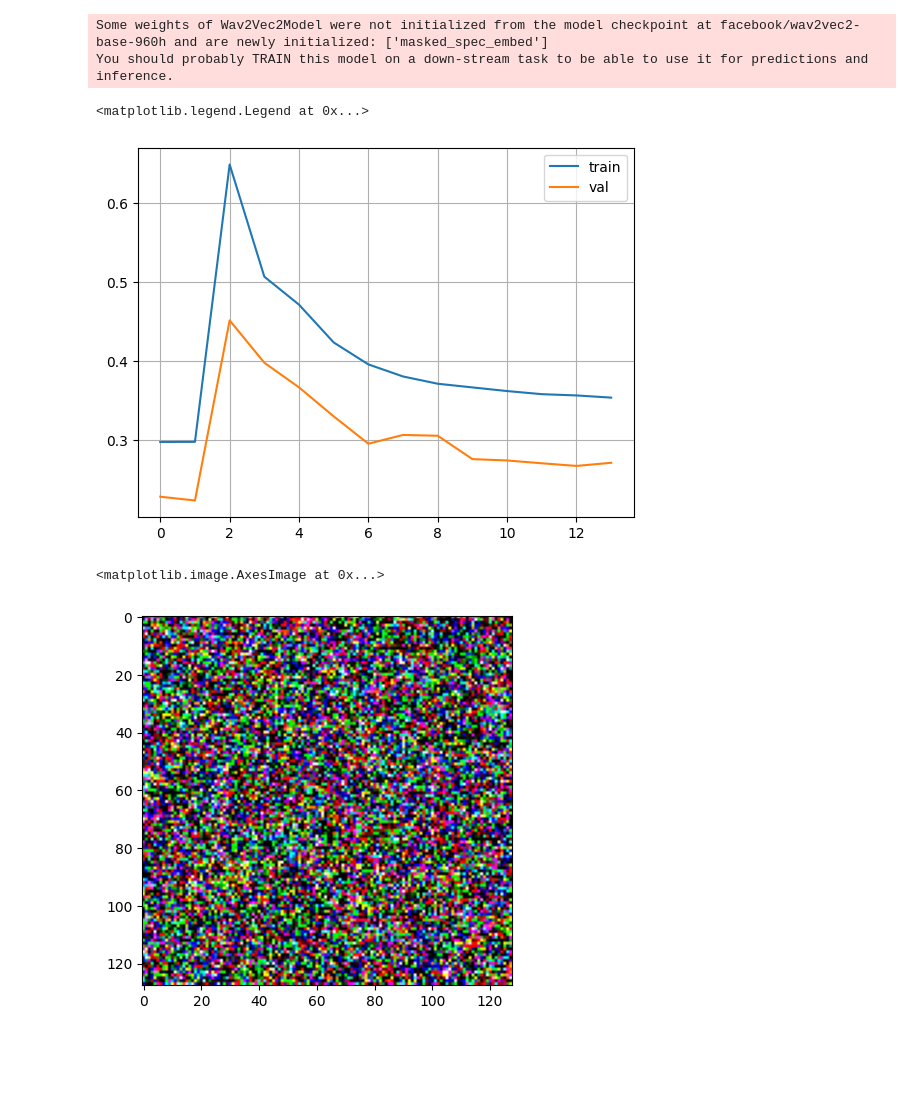
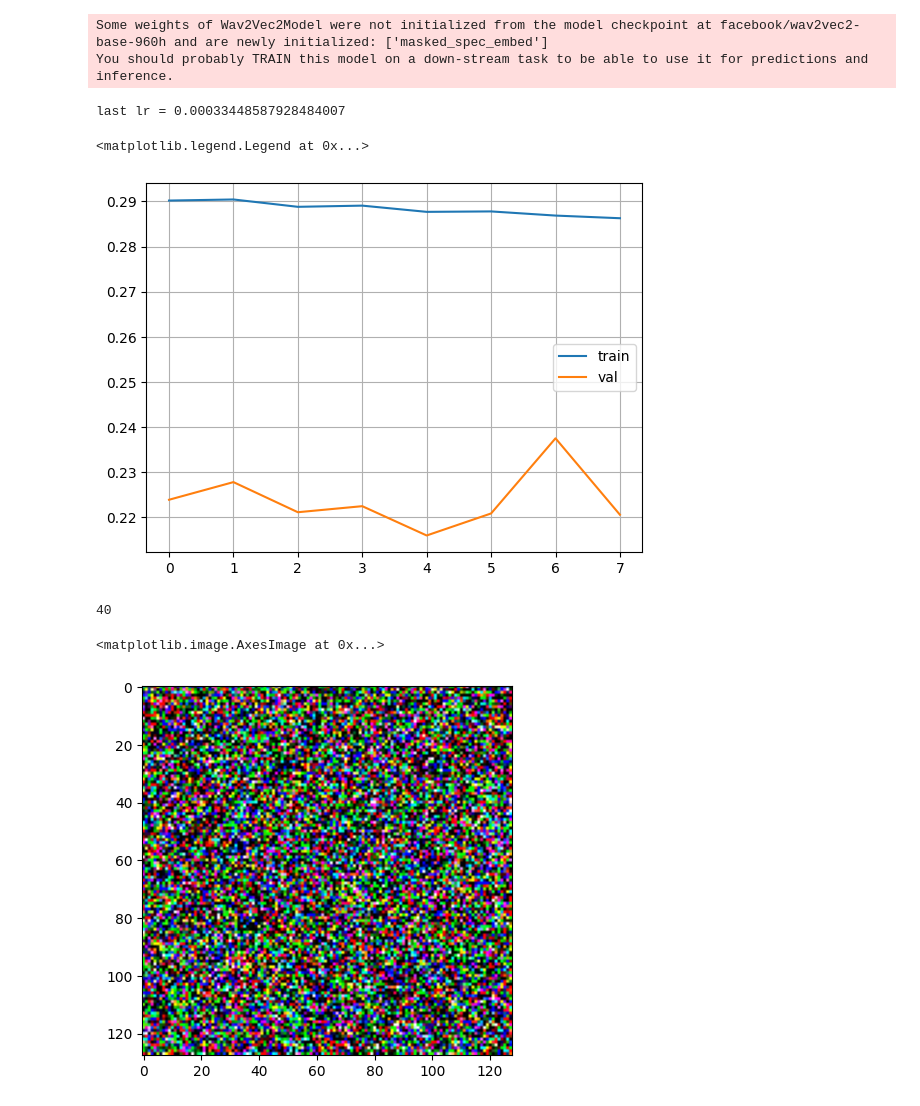
Before and after one commit to roman0810/sound2image, a Jupyter notebook: eval.ipynb, the cells around one changed output. Cells and saved outputs as stored; diff of their text form; code cells hidden in the pictures; blank space fills up the shorter version.

Commit message:
lr for snapshot

```diff
--- a/eval.ipynb
+++ b/eval.ipynb
@@ -14,8 +14,9 @@ def load_snapshot(snapshot_path, raw_model):
     raw_model.load_state_dict(snapshot["MODEL_STATE"])
     train_losses = snapshot["TRAIN_LOSSES"]
     val_losses = snapshot["VAL_LOSSES"]
+    lr = snapshot["LR"]
 
-    return raw_model, train_losses, val_losses
+    return raw_model, train_losses, val_losses, lr
 # %%
 image_path = "data/images"
 sound_path = "data/sounds"
@@ -49,15 +50,23 @@ config = ModelConfig({"image_size": 128, "audio_ctx_dim": 768})
 diffusion = Diffusion(timesteps=1000, image_size=128, device=device)
 model = UNetWithCrossAttention(config)
 # %%
-model, train_losses, val_losses = load_snapshot("result.pt", model)
+model, train_losses, val_losses, lr = load_snapshot("result.pt", model)
+
+print(f"last lr = {lr}")
+# %% [output]
+last lr = 0.00033448587928484007
 # %%
-plt.plot(train_losses[32:], label='train')
-plt.plot(val_losses[32:], label='val')
+plt.plot(train_losses[-8:], label='train')
+plt.plot(val_losses[-8:], label='val')
 plt.grid()
 plt.legend()
 # %% [output]
 <matplotlib.legend.Legend at 0x...>
-[figure, old version]
+[figure, new version]
+# %%
+len(train_losses)
+# %% [output]
+40
 # %%
 audio,image = next(iter(val_loader))
 audio_embeds = encode(audio.to(device))
@@ -76,6 +85,6 @@ generated_image = diffusion.reverse_process(
 plt.imshow(torch.permute(generated_image[0].cpu(), (1,2,0)).numpy())
 # %% [output]
 <matplotlib.image.AxesImage at 0x...>
-[figure, old version]
+[figure, new version]
 # %%
 plt.imshow(torch.permute(image[0], (1,2,0)))
```
Also changed, not shown: parts of 2 cells of this notebook, 3 other files.
